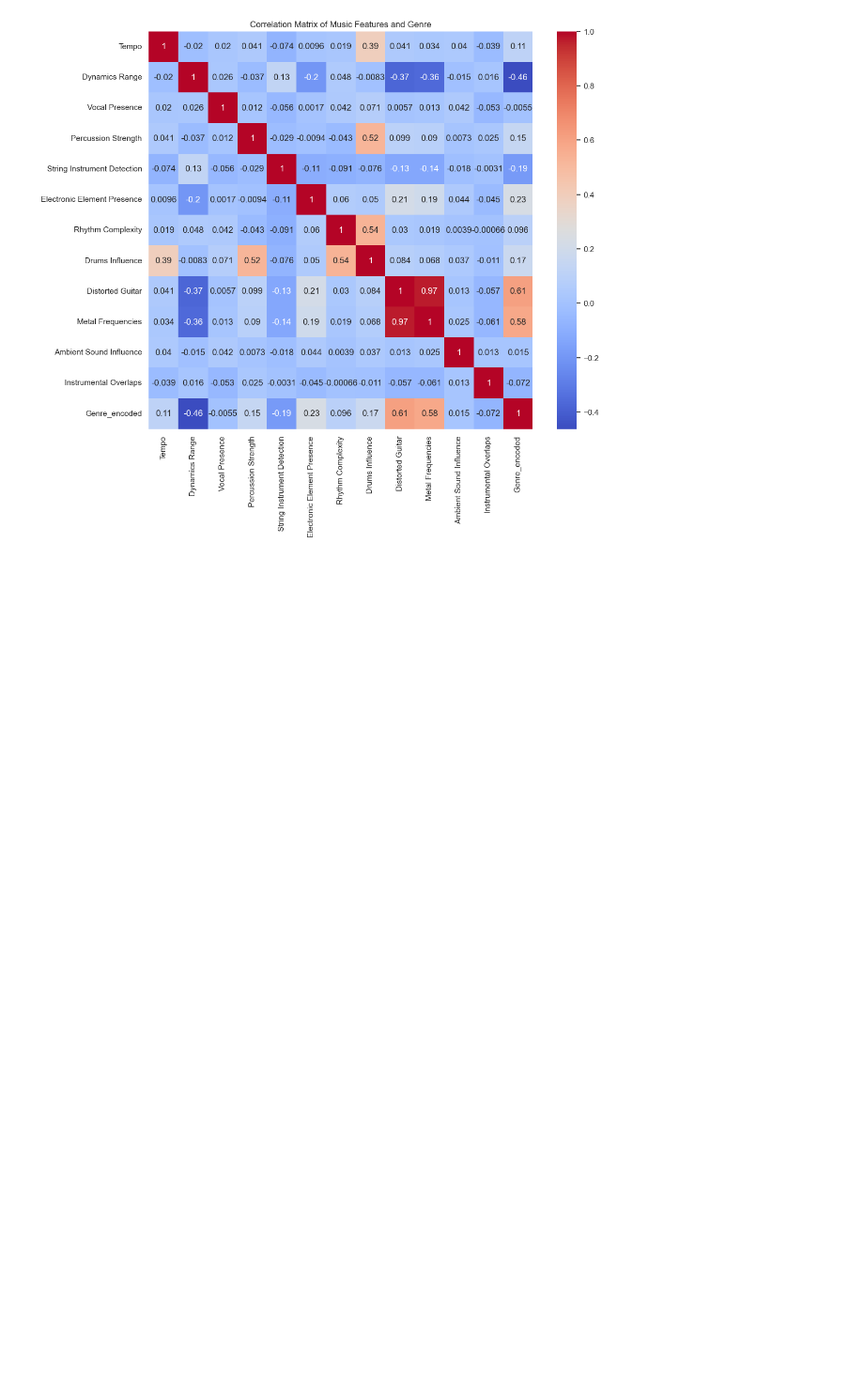
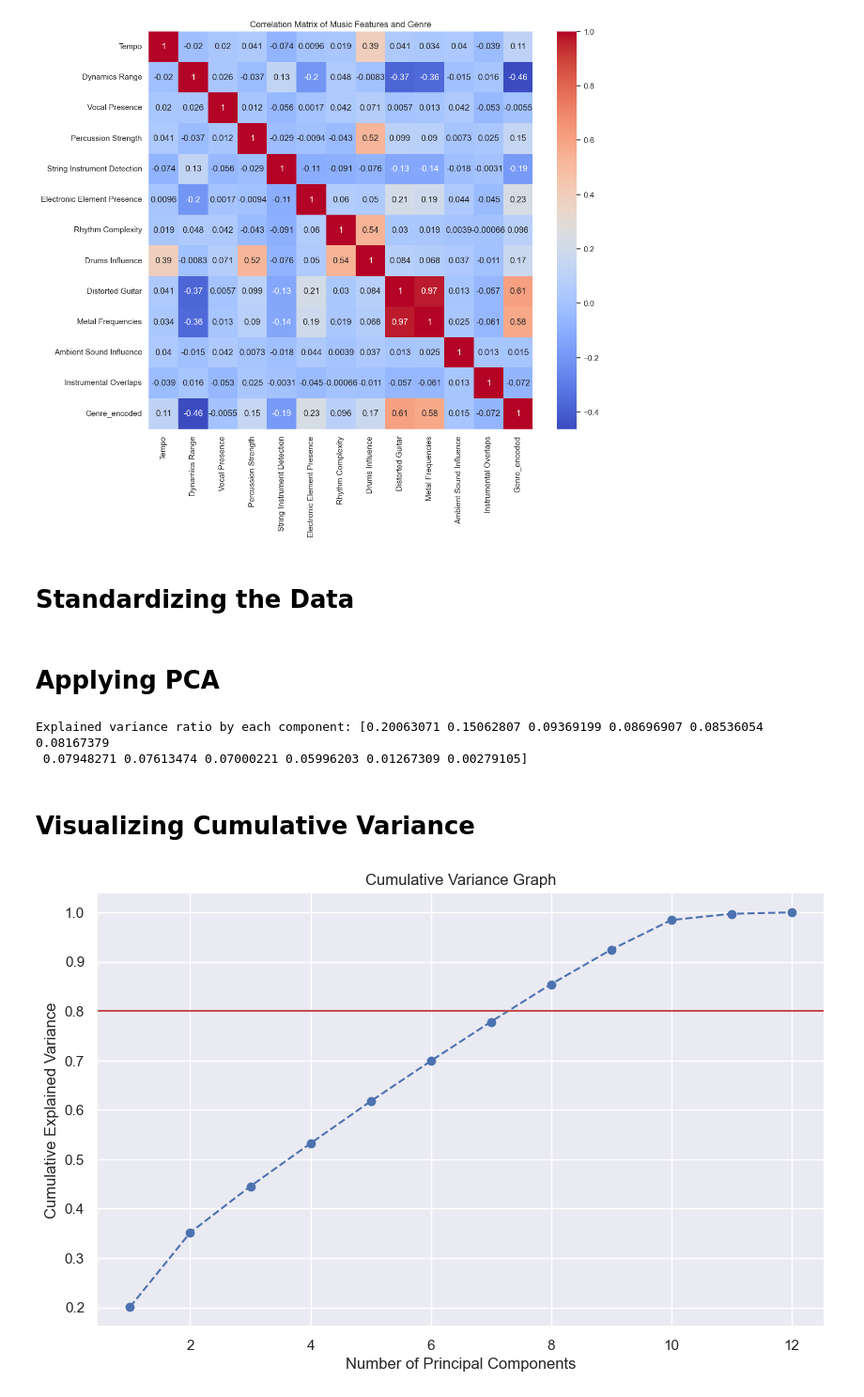
Before and after one commit to BeheraSas/Music-Genre-Classification-with-PCA-and-Logistic-Regression, a Jupyter notebook: Music Genre Classification with PCA - Project.ipynb, the cells around one changed output. Shown: that part at 94% size. Drawn from its saved outputs; the diff is of its cells as text; code cells hidden in the pictures; blank space fills up the shorter version.

Commit message:
Added code for PCA and Original Data Modelling

```diff
--- a/Music Genre Classification with PCA - Project.ipynb
+++ b/Music Genre Classification with PCA - Project.ipynb
@@ -150,3 +150,37 @@ plt.title('Correlation Matrix of Music Features and Genre')
 plt.show()
 # %% [output]
 [figure]
+# %% [markdown]
+# Standardizing the Data
+# %%
+from sklearn.preprocessing import StandardScaler
+
+scaler= StandardScaler()
+X_scaled= scaler.fit_transform(data_prepared.drop(columns=['Genre_encoded']))
+# %% [markdown]
+# Applying PCA
+# %%
+from sklearn.decomposition import PCA
+
+pca= PCA()
+X_pca= pca.fit_transform(X_scaled)
+explained_variance_ratio= pca.explained_variance_ratio_
+print("Explained variance ratio by each component:", explained_variance_ratio)
+# %% [output]
+Explained variance ratio by each component: [0.20063071 0.15062807 0.09369199 0.08696907 0.08536054 0.08167379
+ 0.07948271 0.07613474 0.07000221 0.05996203 0.01267309 0.00279105]
+# %% [markdown]
+# Visualizing Cumulative Variance
+# %%
+# Calculating cumulative variance
+cumulative_variance = np.cumsum(explained_variance_ratio)
+plt.figure(figsize=(10, 6))
+plt.plot(range(1, len(cumulative_variance) + 1), cumulative_variance, marker='o', linestyle='--')
+plt.xlabel("Number of Principal Components")
+plt.ylabel("Cumulative Explained Variance")
+plt.title("Cumulative Variance Graph")
+plt.axhline(y=0.80, color='r', linestyle='-')
+plt.grid(True)
+plt.show()
+# %% [output]
+[figure, added]
```
Also changed, not shown: parts of 7 cells of this notebook.
